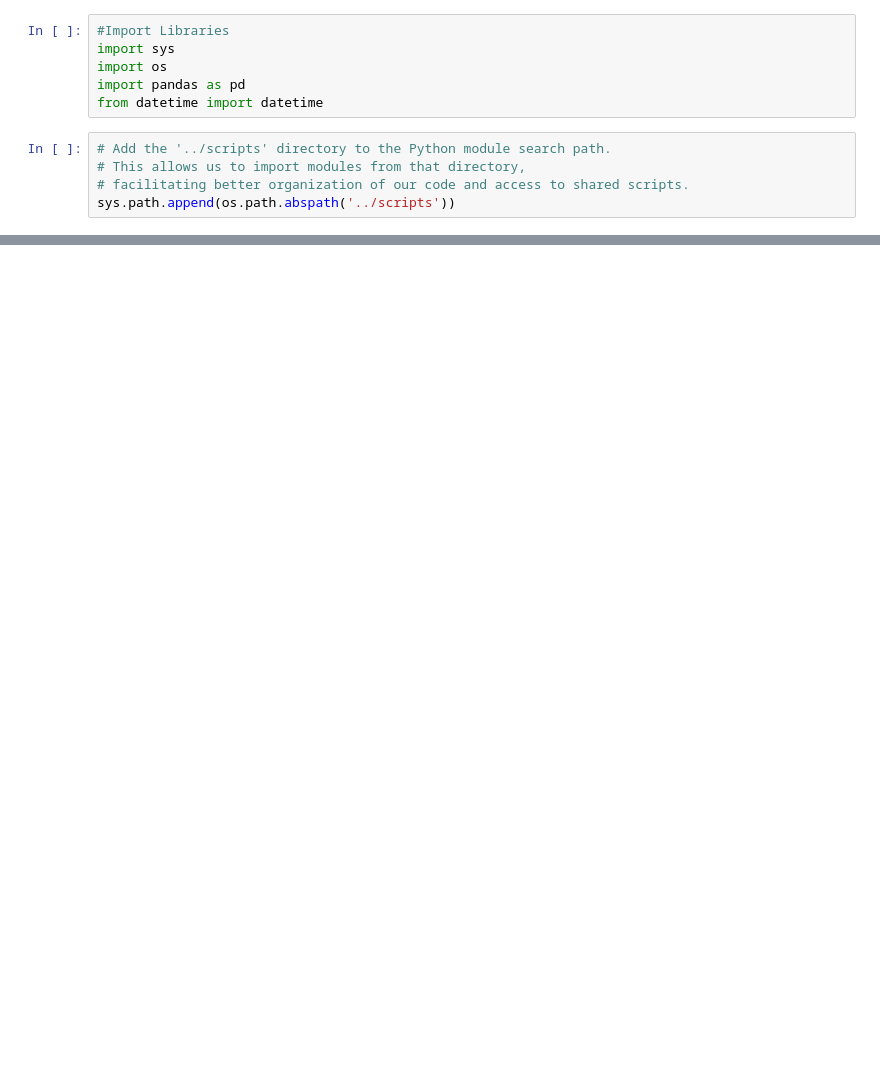
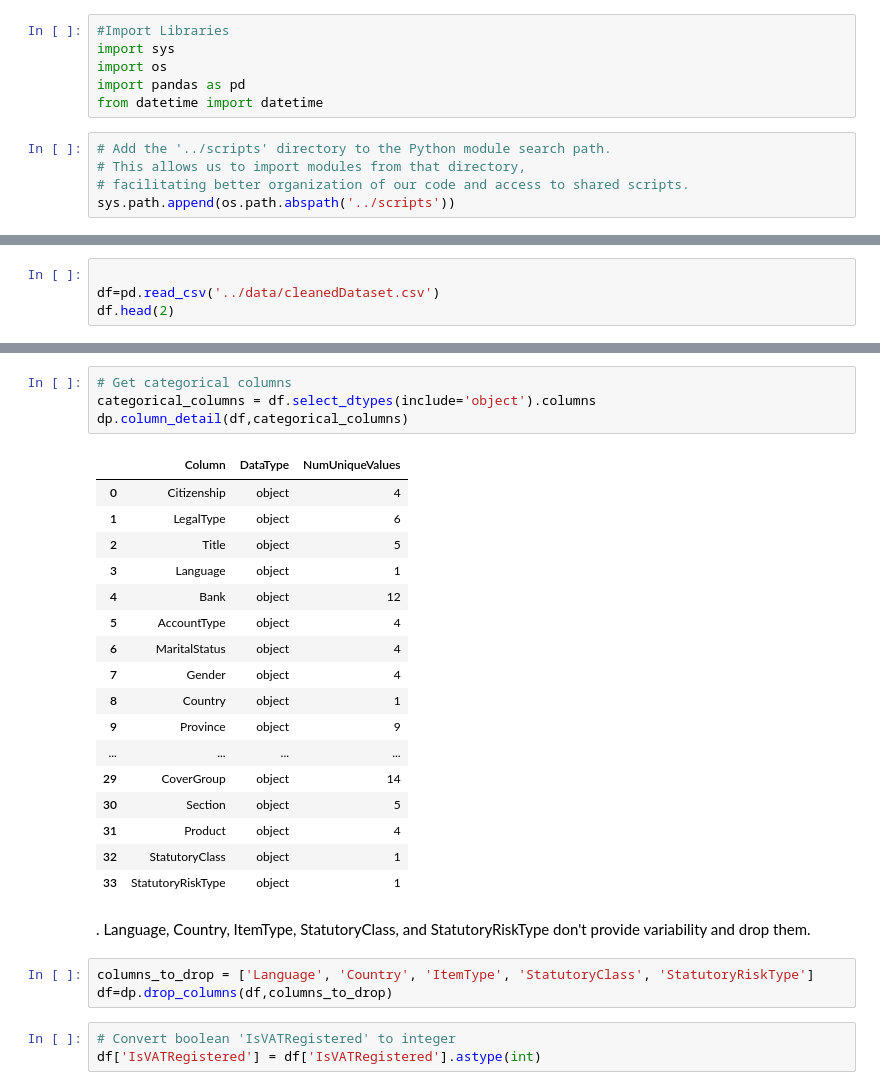
Before and after one commit to Temesgenasmamaw/Week_03, a Jupyter notebook: notebooks/ml_models.ipynb, the cells around one changed output, grey strips where cells are left out. Cells and saved outputs as stored; diff of their text form; blank space fills up the shorter version.

```diff
--- a/notebooks/ml_models.ipynb
+++ b/notebooks/ml_models.ipynb
@@ -15,0 +16,4 @@ import model as m
+# %%
+
+df=pd.read_csv('../data/cleanedDataset.csv')
+df.head(2)
@@ -15,0 +47,30 @@ import model as m
+# %%
+# Get categorical columns
+categorical_columns = df.select_dtypes(include='object').columns
+dp.column_detail(df,categorical_columns)
+# %% [output]
+|  | Column | DataType | NumUniqueValues |
+| 0 | Citizenship | object | 4 |
+| 1 | LegalType | object | 6 |
+| 2 | Title | object | 5 |
+| 3 | Language | object | 1 |
+| 4 | Bank | object | 12 |
+| 5 | AccountType | object | 4 |
+| 6 | MaritalStatus | object | 4 |
+| 7 | Gender | object | 4 |
+| 8 | Country | object | 1 |
+| 9 | Province | object | 9 |
+| ... | ... | ... | ... |
+| 29 | CoverGroup | object | 14 |
+| 30 | Section | object | 5 |
+| 31 | Product | object | 4 |
+| 32 | StatutoryClass | object | 1 |
+| 33 | StatutoryRiskType | object | 1 |
+# %% [markdown]
+. Language, Country, ItemType, StatutoryClass, and StatutoryRiskType don't provide variability and drop them.
+# %%
+columns_to_drop = ['Language', 'Country', 'ItemType', 'StatutoryClass', 'StatutoryRiskType']
+df=dp.drop_columns(df,columns_to_drop)
+# %%
+# Convert boolean 'IsVATRegistered' to integer
+df['IsVATRegistered'] = df['IsVATRegistered'].astype(int)
```
Also changed, not shown: parts of 11 cells of this notebook, 1 other file.
